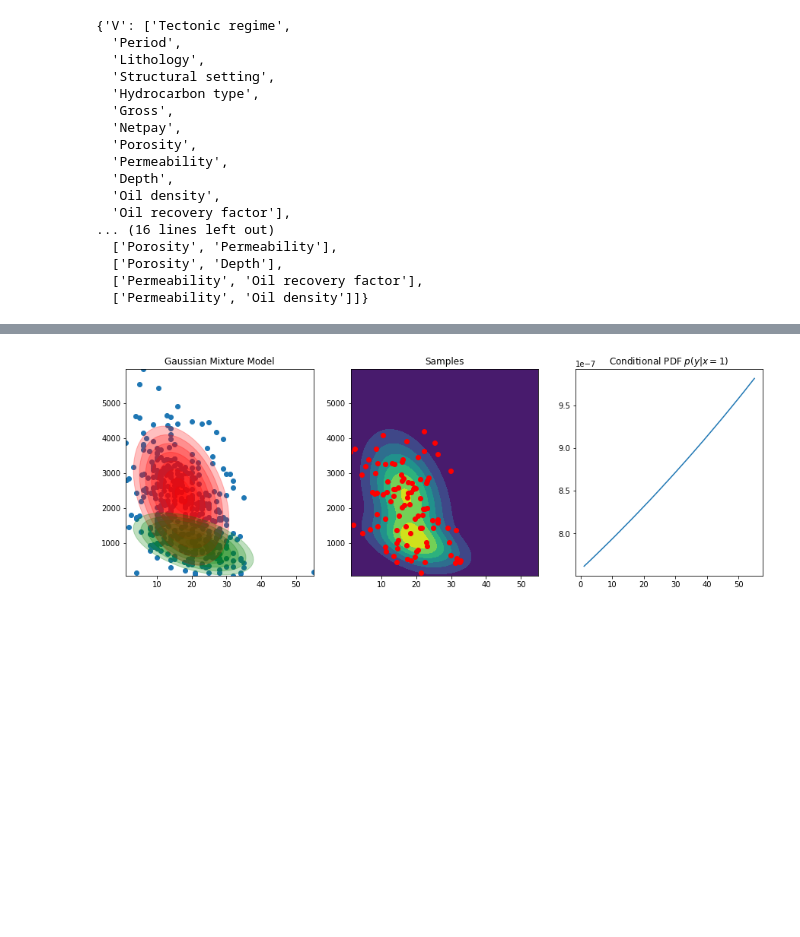
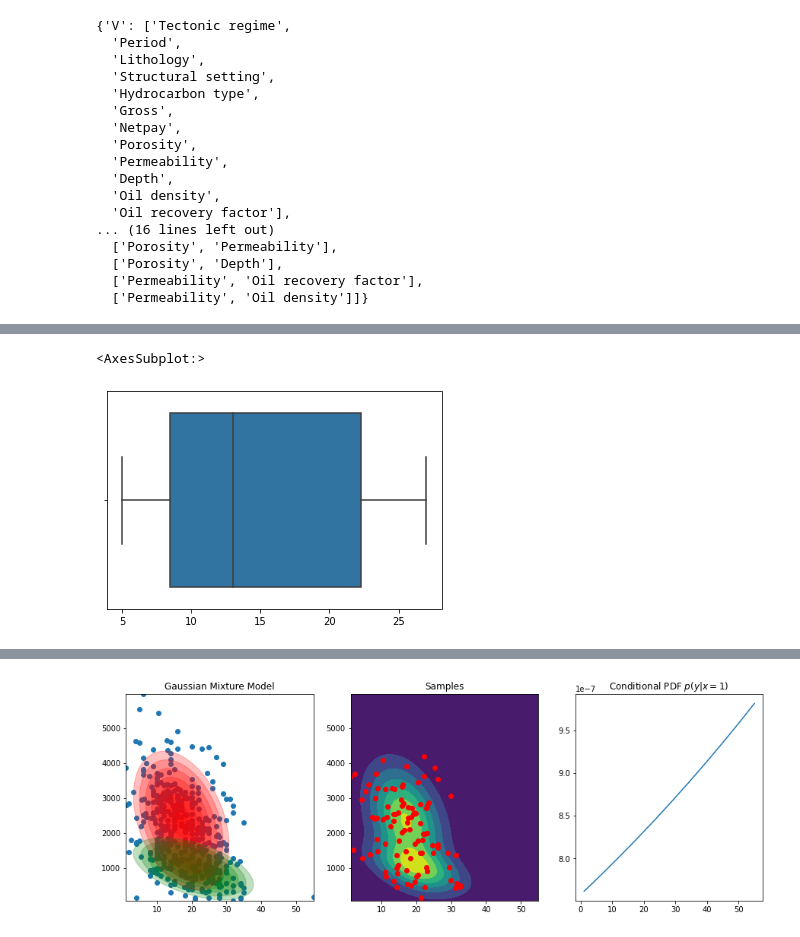
Before and after one commit to aimclub/BAMT, a Jupyter notebook: experiments/gmm_experiments.ipynb, the cells around one changed output, grey strips where cells are left out. Saved outputs shown, nothing was run; the diff lists cells and outputs as text; code cells hidden in the pictures; blank space fills up the shorter version.

```diff
--- a/experiments/gmm_experiments.ipynb
+++ b/experiments/gmm_experiments.ipynb
@@ -288,0 +192,32 @@ n
+# %%
+n = 2
+b = 0.99
+mean_res = []
+for k in range (10):
+    print(k)
+    means =[]
+    cov = []
+    w = [1/n for _ in range(n)]
+    for i in range(n):
+        means.append([random.randint(-1000, 1000)])
+        cov.append([[random.randint(10, 500)]])
+    generator = GMM(n_components=n, means=means, covariances=cov, priors=w)
+    sample = generator.sample(10000000)
+    m = GaussianMixture(n_components=n).fit(sample)
+    test = generator.sample(10000000)
+    LL = round(m.lower_bound_,3)
+    dif = []
+    step = 1
+    for size in range (n+1,10000000,1):
+        train = generator.sample(size)
+        m1 = GaussianMixture(n_components=n).fit(train)
+        ll_test = round(np.mean(m1.score_samples(test)),3)
+        diff = LL - ll_test
+        dif.append(diff)
+        if diff <= -1*math.log(b):
+            mean_res.append(size)
+            break
+        else:
+            continue
+    if size == 10000000-1:
+        mean_res.append(size)
@@ -288,0 +235,5 @@ n
+# %%
+sns.boxplot(mean_res)
+# %% [output]
+<AxesSubplot:>
+[figure, added]
```
Also changed, not shown: parts of 54 cells of this notebook, 5 other files.
